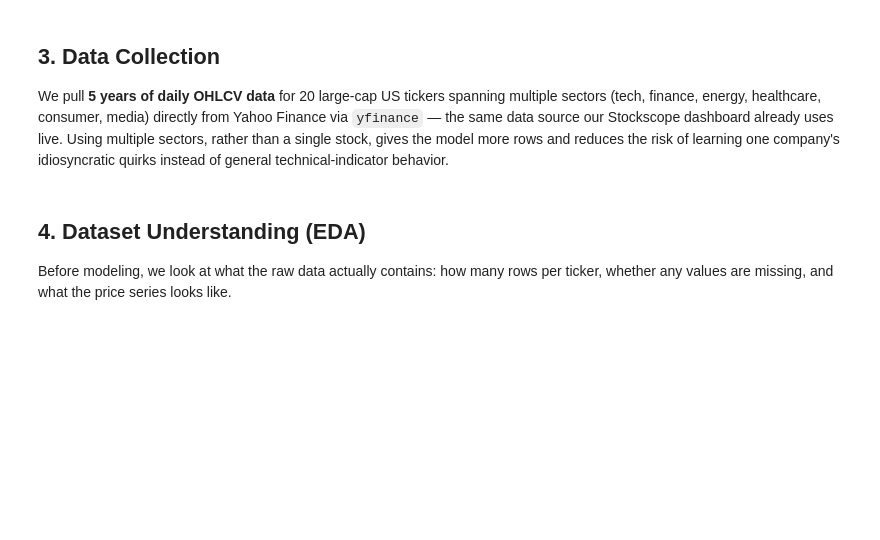
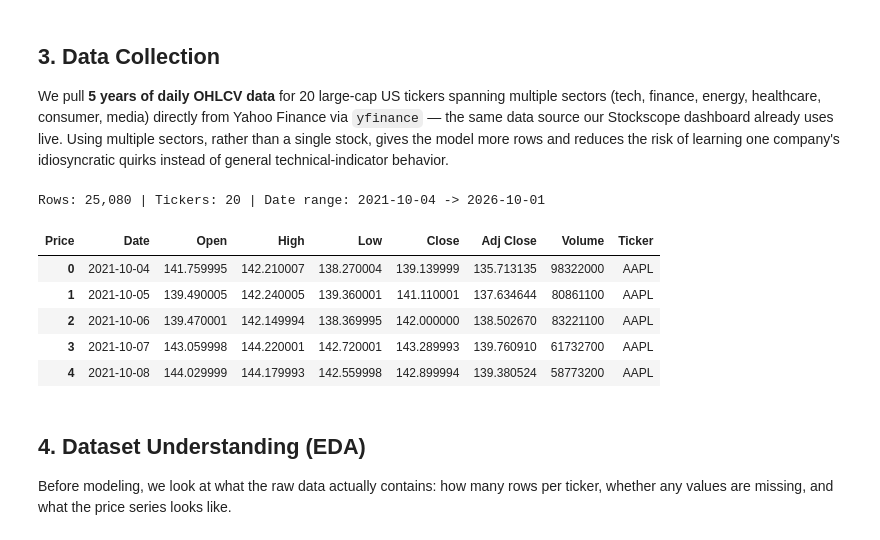
Before and after one commit to txphichatwanich19-rgb/stockscope, a Jupyter notebook: ml/stock_direction_model.ipynb, the cells around one changed output. Cells and saved outputs as stored; diff of their text form; code cells hidden in the pictures; blank space fills up the shorter version.

```diff
--- a/ml/stock_direction_model.ipynb
+++ b/ml/stock_direction_model.ipynb
@@ -71,25 +72,41 @@ idiosyncratic quirks instead of general technical-indicator behavior.
 # %%
 TICKERS = [
     "AAPL", "MSFT", "NVDA", "JPM", "XOM", "JNJ", "AMZN", "KO", "GOOGL", "META",
     "WMT", "PG", "V", "MA", "DIS", "NFLX", "AMD", "INTC", "BAC", "CVX",
 ]
-PERIOD = "5y"
+START_DATE = "2021-10-04"
+END_DATE_EXCLUSIVE = "2026-10-02"  # Fixed snapshot, for reproducible slides.
+yf.set_tz_cache_location(str(Path.cwd() / ".yfinance_cache"))
 
 raw = yf.download(
-    TICKERS, period=PERIOD, interval="1d",
-    auto_adjust=False, progress=False, group_by="ticker", threads=True,
+    TICKERS, start=START_DATE, end=END_DATE_EXCLUSIVE, interval="1d",
+    auto_adjust=False, progress=False, group_by="ticker", threads=False,
 )
+if raw.empty:
+    raise RuntimeError("Yahoo Finance returned no rows. Check the connection/data source.")
 
 frames = []
 for t in TICKERS:
+    if t not in raw.columns.get_level_values(0):
+        raise RuntimeError(f"No downloaded data for {t}; do not silently change the sample.")
     df = raw[t].copy().dropna(subset=["Close"])
+    if df.empty:
+        raise RuntimeError(f"No usable Close prices for {t}.")
     df["Ticker"] = t
     frames.append(df)
 
 full = pd.concat(frames).reset_index()
 print(f"Rows: {len(full):,} | Tickers: {full['Ticker'].nunique()} | "
       f"Date range: {full['Date'].min().date()} -> {full['Date'].max().date()}")
 full.head()
+# %% [output]
+Rows: 25,080 | Tickers: 20 | Date range: 2021-10-04 -> 2026-10-01
+| Price | Date | Open | High | Low | Close | Adj Close | Volume | Ticker |
+| 0 | 2021-10-04 | 141.759995 | 142.210007 | 138.270004 | 139.139999 | 135.713135 | 98322000 | AAPL |
+| 1 | 2021-10-05 | 139.490005 | 142.240005 | 139.360001 | 141.110001 | 137.634644 | 80861100 | AAPL |
+| 2 | 2021-10-06 | 139.470001 | 142.149994 | 138.369995 | 142.000000 | 138.502670 | 83221100 | AAPL |
+| 3 | 2021-10-07 | 143.059998 | 144.220001 | 142.720001 | 143.289993 | 139.760910 | 61732700 | AAPL |
+| 4 | 2021-10-08 | 144.029999 | 144.179993 | 142.559998 | 142.899994 | 139.380524 | 58773200 | AAPL |
 # %% [markdown]
 ## 4. Dataset Understanding (EDA)
 
```
Also changed, not shown: parts of 26 cells of this notebook, 4 other files.
